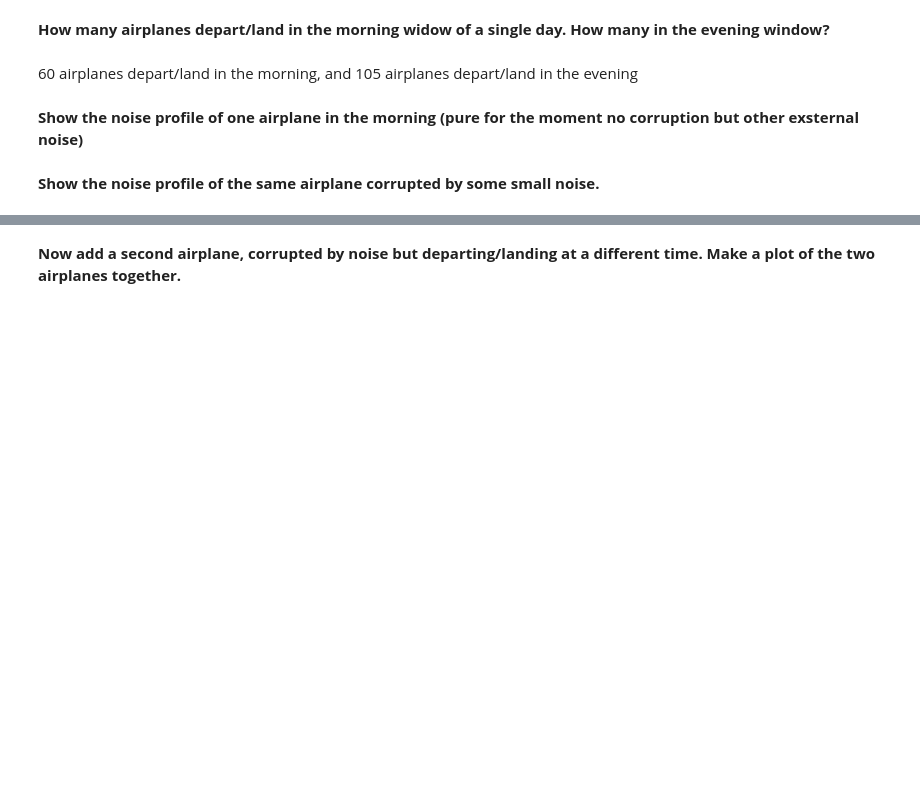
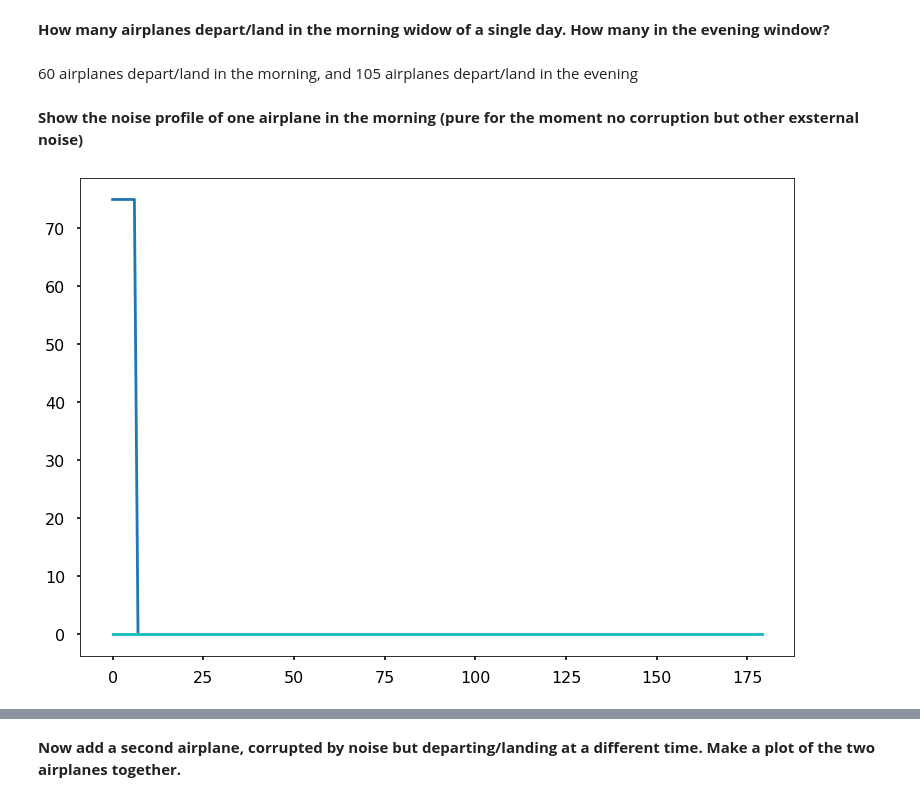
Before and after one commit to kzapalac/PythonTutorials, a Jupyter notebook: tutorial_ex_10/tutorial010Exercise.ipynb, the cells around one changed output, grey strips where cells are left out. Cells and saved outputs as stored; diff of their text form; code cells hidden in the pictures; blank space fills up the shorter version.

```diff
--- a/tutorial_ex_10/tutorial010Exercise.ipynb
+++ b/tutorial_ex_10/tutorial010Exercise.ipynb
@@ -27,8 +27,6 @@ plt.style.use('seaborn-poster') # picking our preferred plotting style
 **How many airplanes depart/land in the morning widow of a single day. How many in the evening window?**
 # %% [markdown]
 60 airplanes depart/land in the morning, and 105 airplanes depart/land in the evening
-# %% [markdown]
-**Show the noise profile of one airplane in the morning (pure for the moment no corruption but other exsternal noise)**
 # %%
 #morning
 m_min = 180
@@ -44,7 +41,12 @@ n_planes = 105
 db = 75
 db_min = 7
 noise_amplitude = 1
-# %% [markdown]
-**Show the noise profile of the same airplane corrupted by some small noise.**
+# %% [markdown]
+**Show the noise profile of one airplane in the morning (pure for the moment no corruption but other exsternal noise)**
 # %%
 m_plane_db = np.zeros((m_min, m_planes))
+# %%
+m_plane_db[0:7,0] = db
+plt.plot(m_plane_db);
+# %% [output]
+[figure, added]
```
Also changed, not shown: parts of 5 cells of this notebook.
